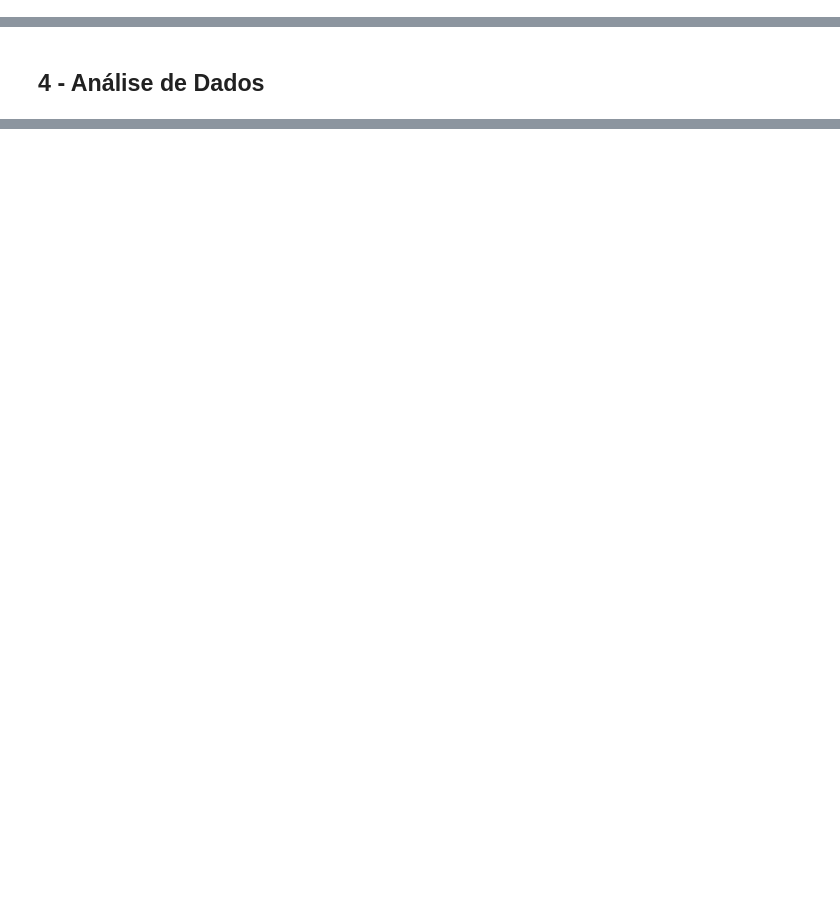
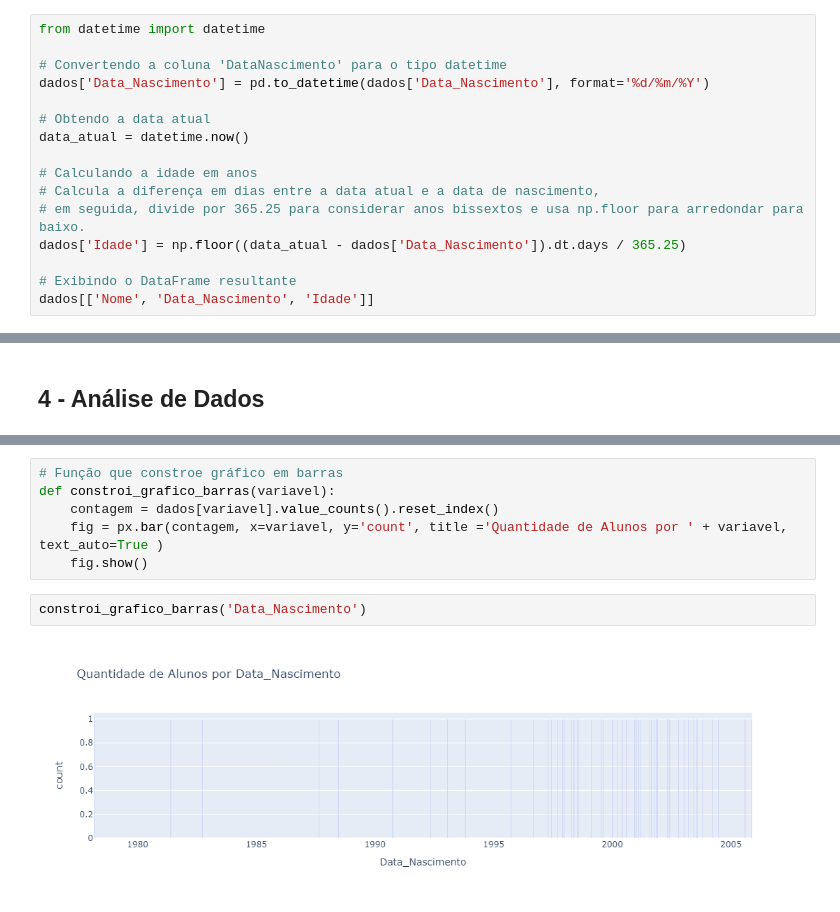
Before and after one commit to Thurcavalcante/analise-curso-tsi, a Jupyter notebook: Análise.ipynb, the cells around one changed output, grey strips where cells are left out. Drawn from its saved outputs; the diff is of its cells as text; blank space fills up the shorter version.

```diff
--- a/Análise.ipynb
+++ b/Análise.ipynb
@@ -421,0 +407,16 @@ dados
+# %%
+from datetime import datetime
+
+# Convertendo a coluna 'DataNascimento' para o tipo datetime
+dados['Data_Nascimento'] = pd.to_datetime(dados['Data_Nascimento'], format='%d/%m/%Y')
+
+# Obtendo a data atual
+data_atual = datetime.now()
+
+# Calculando a idade em anos
+# Calcula a diferença em dias entre a data atual e a data de nascimento,
+# em seguida, divide por 365.25 para considerar anos bissextos e usa np.floor para arredondar para baixo.
+dados['Idade'] = np.floor((data_atual - dados['Data_Nascimento']).dt.days / 365.25)
+
+# Exibindo o DataFrame resultante
+dados[['Nome', 'Data_Nascimento', 'Idade']]
@@ -423,0 +648,10 @@ dados
+# %%
+# Função que constroe gráfico em barras
+def constroi_grafico_barras(variavel):
+    contagem = dados[variavel].value_counts().reset_index()
+    fig = px.bar(contagem, x=variavel, y='count', title ='Quantidade de Alunos por ' + variavel, text_auto=True )
+    fig.show()
+# %%
+constroi_grafico_barras('Data_Nascimento')
+# %% [output]
+[figure, added]
```
Also changed, not shown: parts of 51 cells of this notebook.
